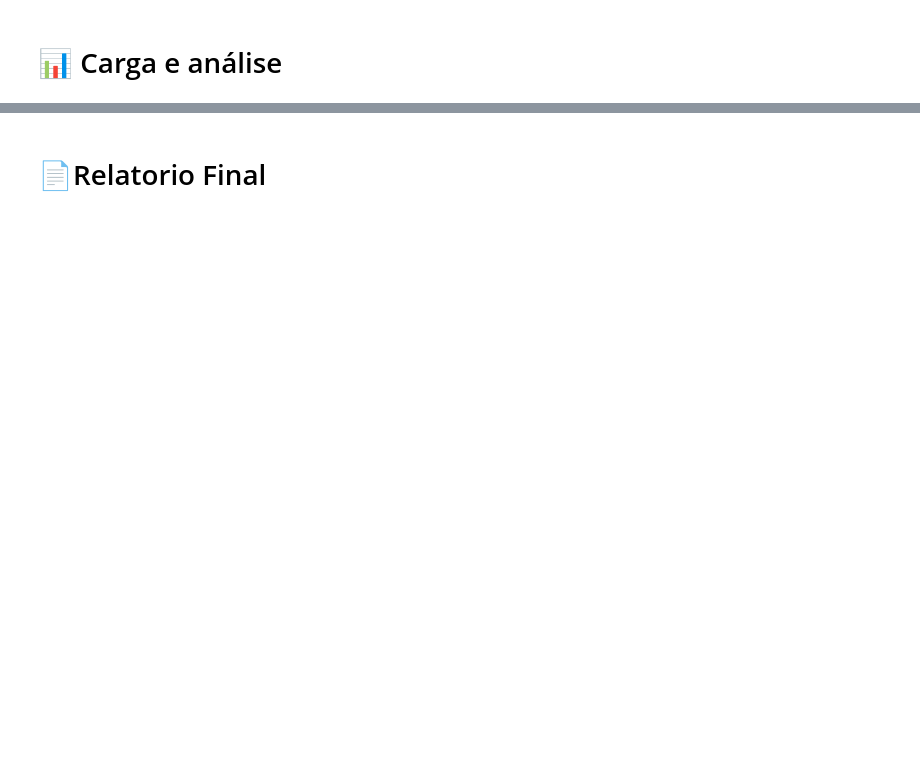
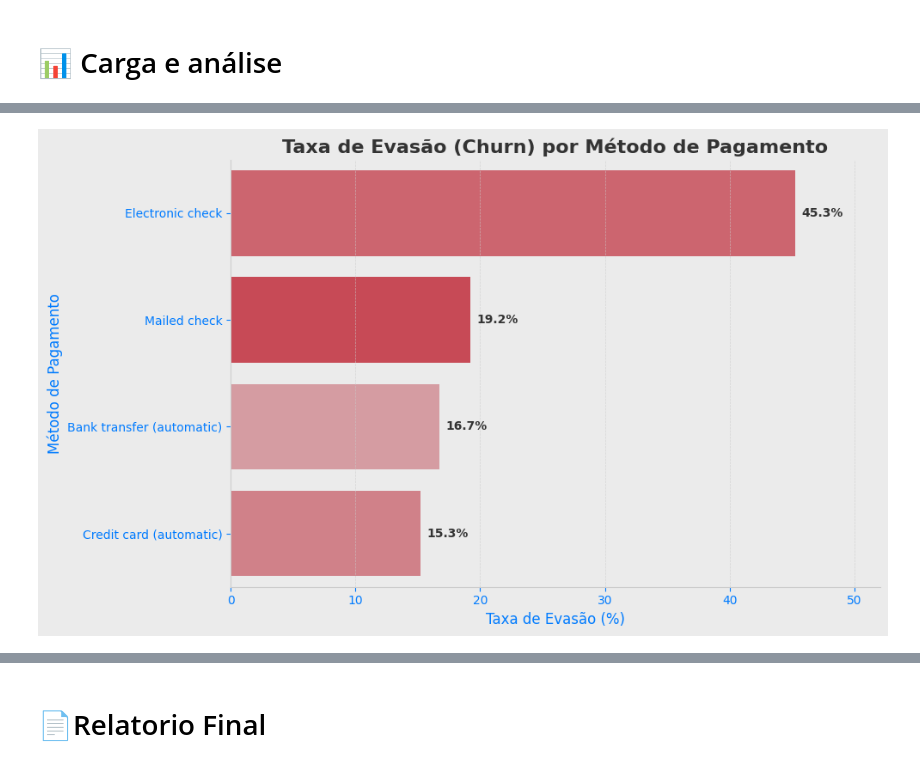
Before and after one commit to moises-rb/Analise_Dados, a Jupyter notebook: Telecom_X/TelecomX_BR.ipynb, the cells around one changed output, grey strips where cells are left out. Cells and saved outputs as stored; diff of their text form; code cells hidden in the pictures; blank space fills up the shorter version.

```diff
--- a/Telecom_X/TelecomX_BR.ipynb
+++ b/Telecom_X/TelecomX_BR.ipynb
@@ -19,0 +532,80 @@ url = ''
+# %%
+# Calcular a taxa de churn por método de pagamento
+churn_rate_payment = (
+    df_final.groupby('PaymentMethod', observed=False)['Churn'] # 'observed=False' é para manter categorias mesmo se vazias
+    .value_counts(normalize=True)
+    .unstack()
+    * 100
+)
+
+# Seleciona apenas a taxa de churn 'Yes'
+churn_rate_payment_yes = churn_rate_payment.get('Yes', pd.Series(0, index=churn_rate_payment.index)).reset_index()
+churn_rate_payment_yes.columns = ['PaymentMethod', 'ChurnRate']
+
+# Ordena do maior para o menor
+churn_rate_payment_yes = churn_rate_payment_yes.sort_values(by='ChurnRate', ascending=False)
+
+# Identifica o método com maior churn (já está correto)
+highest_churn_method = churn_rate_payment_yes.iloc[0]['PaymentMethod']
+
+# Define a ordem dos métodos (já está correto)
+order_payment = churn_rate_payment_yes['PaymentMethod'].tolist()
+
+# Definir o início (vermelho forte) e o fim (vermelho mais claro/cinza avermelhado)
+colors_list_degrade = [get_telecom_color('churn_alert_red'), "#de939b"] # Ex: do vermelho principal para um vermelho bem claro
+cmap_custom_red_payment = LinearSegmentedColormap.from_list("my_red_gradient_payment", colors_list_degrade)
+
+# Gerar as cores do degradê para cada barra na ordem correta
+colors_for_bars = [cmap_custom_red_payment(x) for x in np.linspace(1, 0, len(churn_rate_payment_yes))]
+
+
+# Plotagem
+plt.figure(figsize=(10, 6))
+sns.barplot(
+    x='ChurnRate',
+    y='PaymentMethod',
+    hue='PaymentMethod', # Manter hue para que o palette seja aplicado corretamente
+    data=churn_rate_payment_yes,
+    palette=colors_for_bars, # Usar a lista de cores do degradê
+    order=order_payment, # Garantir a ordem definida
+    legend=False
+)
+
+# Adiciona labels nas barras
+for i, (value, label) in enumerate(zip(churn_rate_payment_yes['ChurnRate'], churn_rate_payment_yes['PaymentMethod'])):
+    plt.text(
+        value + 0.5, # posição no eixo X (barra)
+        i,           # posição correta no eixo Y (índice da barra)
+        f"{value:.1f}%",
+        color=get_telecom_color('dark_text'),
+        va='center',
+        ha='left',
+        fontsize=10,
+        fontweight='bold'
+    )
+
+
+# Customização dos eixos e títulos
+plt.title(
+    'Taxa de Evasão (Churn) por Método de Pagamento',
+    fontsize=16,
+    fontweight='bold',
+    color=get_telecom_color('dark_text')
+)
+plt.xlabel(
+    'Taxa de Evasão (%)',
+    fontsize=12,
+    color=get_telecom_color('primary_blue')
+)
+plt.ylabel(
+    'Método de Pagamento',
+    fontsize=12,
+    color=get_telecom_color('primary_blue')
+)
+
+plt.xlim(0, churn_rate_payment_yes['ChurnRate'].max() * 1.15) # Espaço para os labels
+plt.grid(axis='x', linestyle='--', alpha=0.7)
+plt.tight_layout()
+plt.show()
+# %% [output]
+[figure, added]
```
Also changed, not shown: parts of 29 cells of this notebook, 5 other files.
